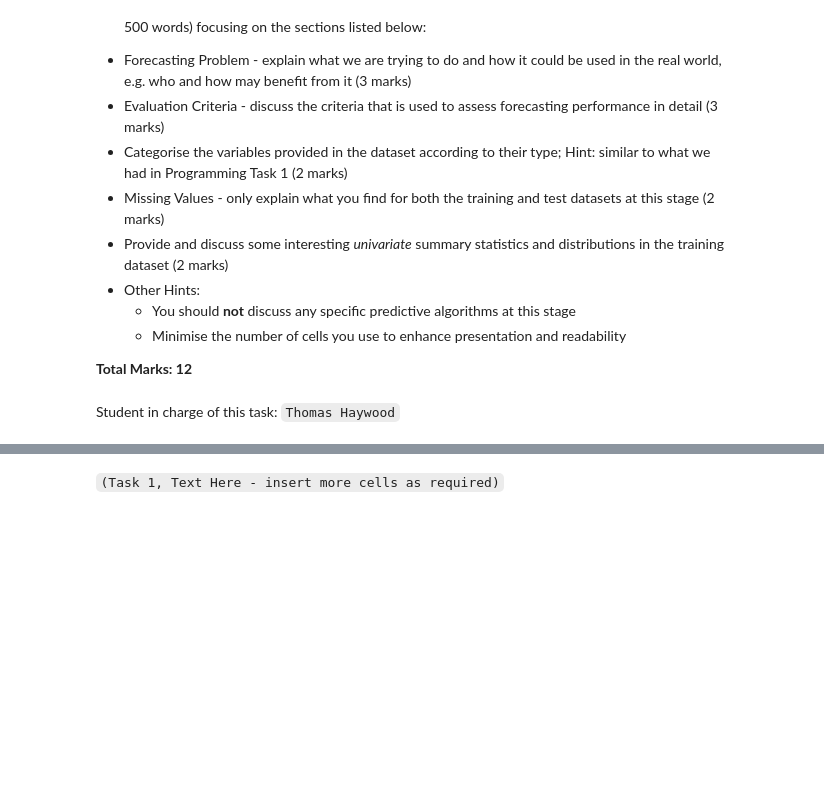
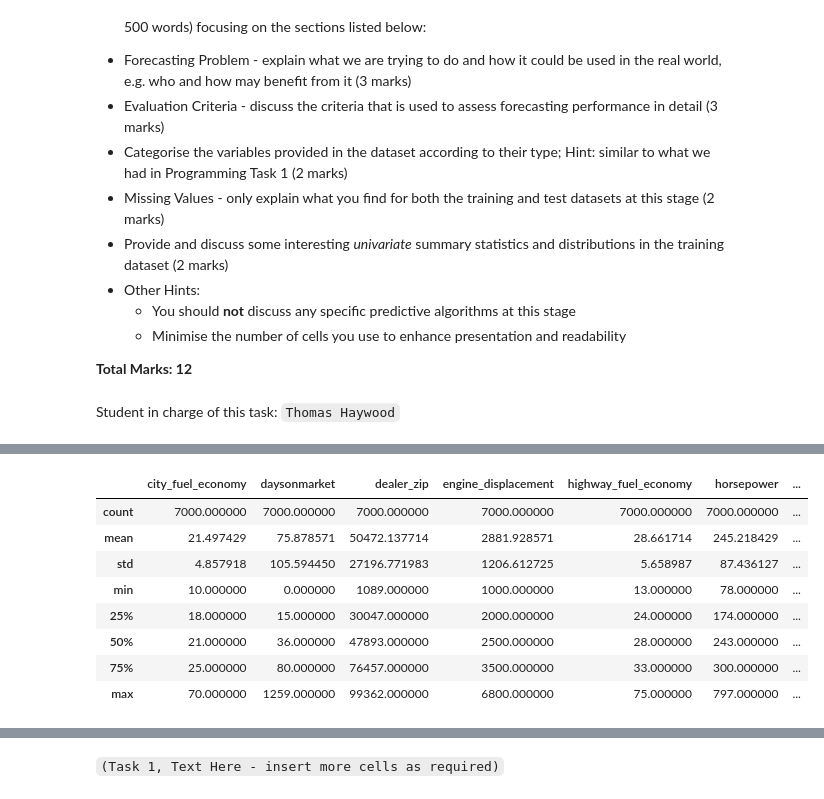
Before and after one commit to Tomor4341/Used-Car-Sales-Analysis, a Jupyter notebook: S1_2024_BUSA3020.ipynb, the cells around one changed output, grey strips where cells are left out. Saved outputs shown, nothing was run; the diff lists cells and outputs as text; code cells hidden in the pictures; blank space fills up the shorter version.

Commit message:
[update]: create data type table and did task 2.1, 2.2, 2.3

```diff
--- a/S1_2024_BUSA3020.ipynb
+++ b/S1_2024_BUSA3020.ipynb
@@ -81,3 +81,8 @@ The rankings for the competition are determined through two different leaderboar
 Student in charge of this task: `Thomas Haywood`
 # %%
 #Task 1 code here, insert more cells if required
+import pandas as pd
+import numpy as np
+
+df_train = pd.read_csv('train.csv')
+df_test = pd.read_csv('test.csv')
@@ -83,0 +109,12 @@ Student in charge of this task: `Thomas Haywood`
+# %%
+df_train.describe()
+# %% [output]
+|  | city_fuel_economy | daysonmarket | dealer_zip | engine_displacement | highway_fuel_economy | horsepower | ... |
+| count | 7000.000000 | 7000.000000 | 7000.000000 | 7000.000000 | 7000.000000 | 7000.000000 | ... |
+| mean | 21.497429 | 75.878571 | 50472.137714 | 2881.928571 | 28.661714 | 245.218429 | ... |
+| std | 4.857918 | 105.594450 | 27196.771983 | 1206.612725 | 5.658987 | 87.436127 | ... |
+| min | 10.000000 | 0.000000 | 1089.000000 | 1000.000000 | 13.000000 | 78.000000 | ... |
+| 25% | 18.000000 | 15.000000 | 30047.000000 | 2000.000000 | 24.000000 | 174.000000 | ... |
+| 50% | 21.000000 | 36.000000 | 47893.000000 | 2500.000000 | 28.000000 | 243.000000 | ... |
+| 75% | 25.000000 | 80.000000 | 76457.000000 | 3500.000000 | 33.000000 | 300.000000 | ... |
+| max | 70.000000 | 1259.000000 | 99362.000000 | 6800.000000 | 75.000000 | 797.000000 | ... |
```
Also changed, not shown: parts of 13 cells of this notebook.
